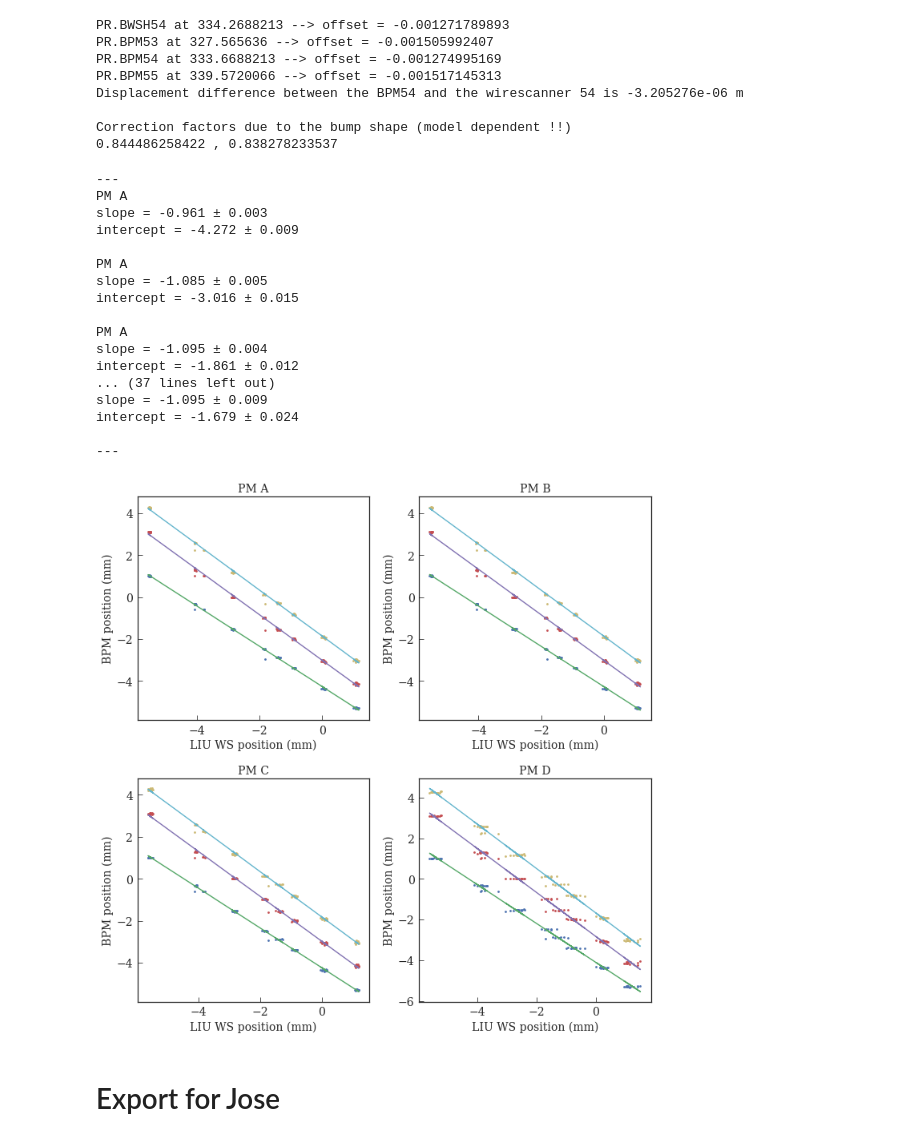
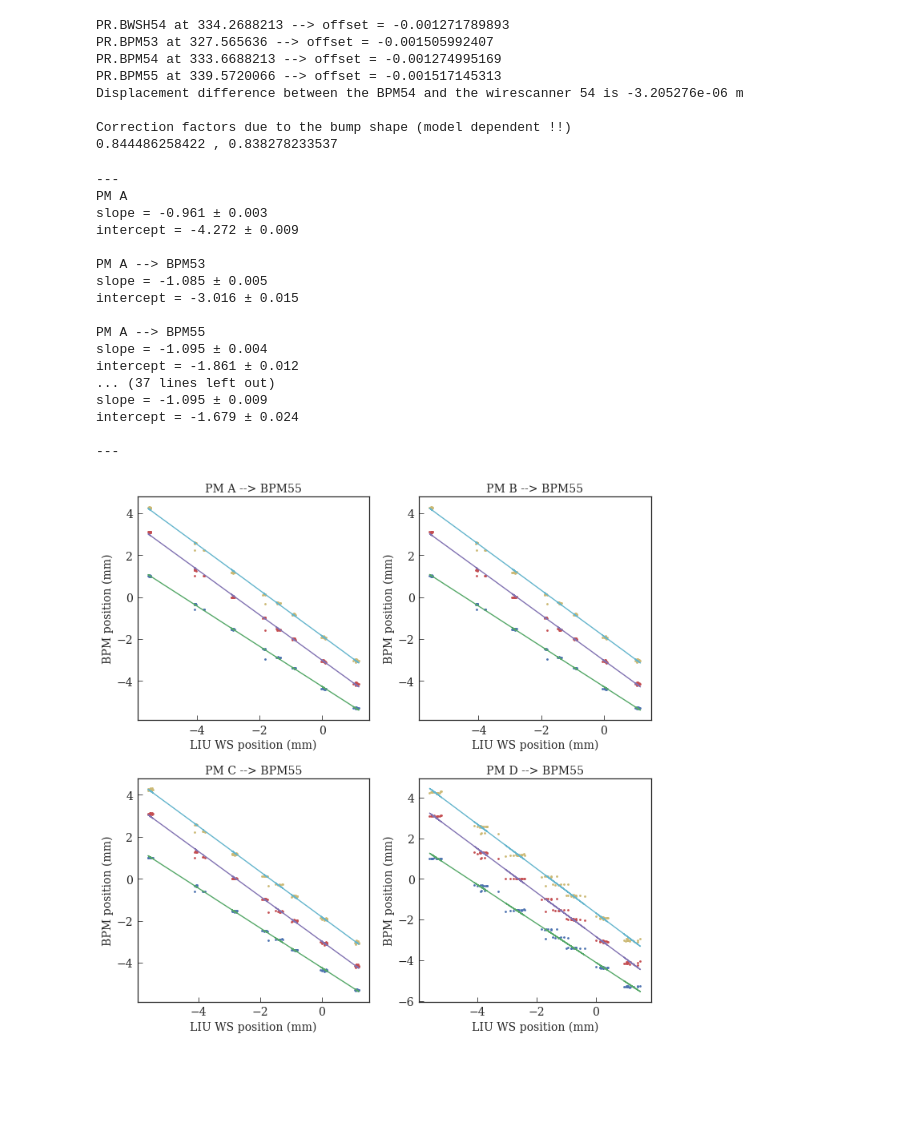
Before and after one commit to esenes/Emittance-measurement-accuracy-precision-study, a Jupyter notebook: new_ws_analysis/new-WS-bumps.ipynb, the cells around one changed output. Cells and saved outputs as stored; diff of their text form; code cells hidden in the pictures; blank space fills up the shorter version.

```diff
--- a/new_ws_analysis/new-WS-bumps.ipynb
+++ b/new_ws_analysis/new-WS-bumps.ipynb
@@ -245,56 +245,42 @@ yy = myDataFrame['Bump_amplitude']
 yy53 = myDataFrame['Bump_amplitude53']
 yy55 = myDataFrame['Bump_amplitude55']
 
-def print_subplot(ax_obj, row, col, xdata, ydata, title):
-    # plotting
-    ax_obj[row,col].set_title(title)
-    ax_obj[row,col].plot(xdata, ydata,'.')
-    ax_obj[row,col].set_xlabel('LIU WS position (mm)')
-    ax_obj[row,col].set_ylabel('BPM position (mm)')
-    # fitting
-    popt, pcov = curve_fit(lin, xdata, ydata )
-    print(title)
-    message = 'slope = %.3f ± %.3f\nintercept = %.3f ± %.3f\n'%(popt[1], np.sqrt(np.diag(pcov))[1], popt[0], np.sqrt(np.diag(pcov))[0])
-    print(message)
-    ax_obj[row,col].plot(xdata, lin(xdata, *popt),'-')
 
 print('---')
 print_subplot(ax, 0, 0, x0, yy, 'PM A' )
-print_subplot(ax, 0, 0, x0, yy53, 'PM A' )
-print_subplot(ax, 0, 0, x0, yy55, 'PM A' )
+print_subplot(ax, 0, 0, x0, yy53, 'PM A --> BPM53' )
+print_subplot(ax, 0, 0, x0, yy55, 'PM A --> BPM55' )
 print('---')
 print_subplot(ax, 0, 1, x1, yy, 'PM B' )
-print_subplot(ax, 0, 1, x1, yy53, 'PM B' )
-print_subplot(ax, 0, 1, x1, yy55, 'PM B' )
+print_subplot(ax, 0, 1, x1, yy53, 'PM B --> BPM53' )
+print_subplot(ax, 0, 1, x1, yy55, 'PM B --> BPM55' )
 print('---')
 print_subplot(ax, 1, 0, x2, yy, 'PM C' )
-print_subplot(ax, 1, 0, x2, yy53, 'PM C' )
-print_subplot(ax, 1, 0, x2, yy55, 'PM C' )
+print_subplot(ax, 1, 0, x2, yy53, 'PM C --> BPM53' )
+print_subplot(ax, 1, 0, x2, yy55, 'PM C --> BPM55' )
 print('---')
 print_subplot(ax, 1, 1, x3, yy, 'PM D' )
-print_subplot(ax, 1, 1, x3, yy53, 'PM D' )
-print_subplot(ax, 1, 1, x3, yy55, 'PM D' )
+print_subplot(ax, 1, 1, x3, yy53, 'PM D --> BPM53' )
+print_subplot(ax, 1, 1, x3, yy55, 'PM D --> BPM55' )
 print('---')
 
 fig.tight_layout()
 # %% [output]
 ---
 PM A
 slope = -0.961 ± 0.003
 intercept = -4.272 ± 0.009
 
-PM A
+PM A --> BPM53
 slope = -1.085 ± 0.005
 intercept = -3.016 ± 0.015
 
-PM A
+PM A --> BPM55
 slope = -1.095 ± 0.004
 intercept = -1.861 ± 0.012
 ... (37 lines left out)
 slope = -1.095 ± 0.009
 intercept = -1.679 ± 0.024
 
 ---
-[figure, old version]
+[figure, new version]
-# %% [markdown]
-# Export for Jose
```
Also changed, not shown: parts of 2 cells of this notebook.
